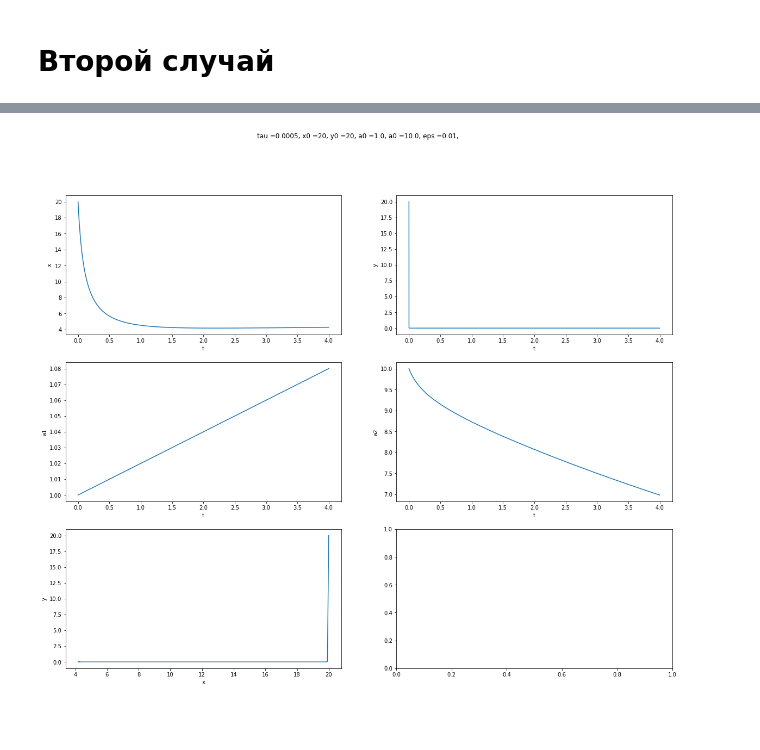
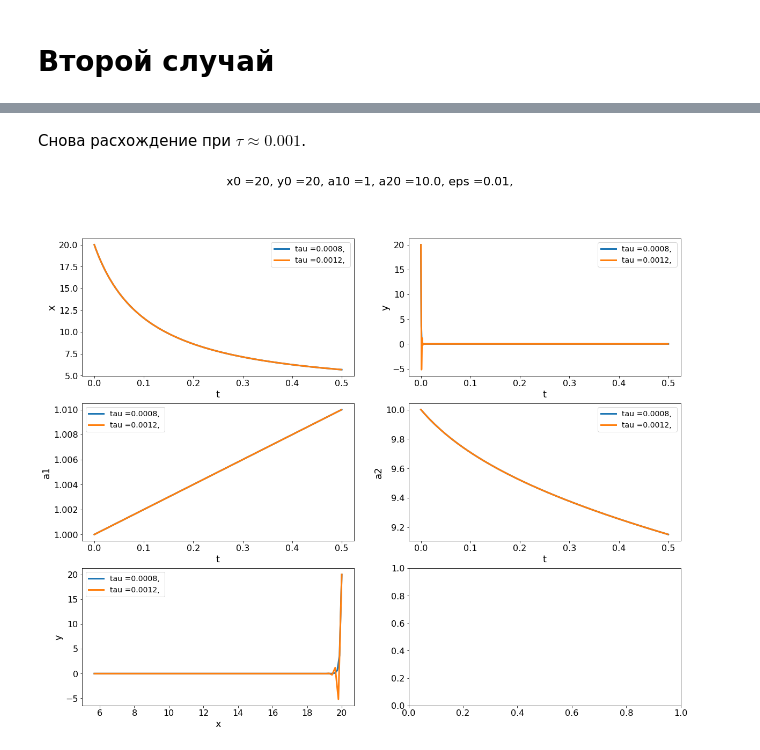
Before and after one commit to Ciroel/Evolution, a Jupyter notebook: Evolution.ipynb, the cells around one changed output, grey strips where cells are left out. Saved outputs shown, nothing was run; the diff lists cells and outputs as text; code cells hidden in the pictures; blank space fills up the shorter version.

```diff
--- a/Evolution.ipynb
+++ b/Evolution.ipynb
@@ -142,0 +610,3 @@ a20_list = pd.Series([10.], name = 'a0')
+# %%
+evolution_table = calc_evolution_rk_4_problem_2(x0_list = x0_list, y0_list = y0_list, a10_list = a10_list,\
+    a20_list = a20_list, eps_list = eps_list, T = T, tau_list = tau_list)
@@ -143,5 +621,5 @@ a20_list = pd.Series([10.], name = 'a0')
 # %%
-def calc_evolution_2(x0_list = x0_list, y0_list = y0_list, a10_list = a10_list,\
+def calc_evolution_hh_problem_2(x0_list = x0_list, y0_list = y0_list, a10_list = a10_list,\
                      a20_list = a20_list, eps_list = eps_list, T = T, tau_list = tau_list):
     features_list = ['tau','x0','y0','a10','a20','eps','t','x','y','a1','a2']
     evolution_table = pd.DataFrame(columns=features_list)
@@ -152,16 +630,14 @@ def calc_evolution_2(x0_list = x0_list, y0_list = y0_list, a10_list = a10_list,\
         row_to_append = pd.Series([tau, x0, y0, a10, a20, eps, t, x, y, a1, a2],index=features_list)
         evolution_table = evolution_table.append(row_to_append,ignore_index=True)
         for i in range(int(T/tau)):
+            vals = np.array([x,y,a1,a2])
+            k1 = 0; k2 = 0
+            for j in range(2):
+                k1 = k_1(vals,eps,k1,k2,tau)
+                k2 = k_2(vals,eps,k1,k2,tau)
+            vals_new = vals + (k1+k2)/2
             t+=tau
-#             b1 = min(a1**(-2),100)
-#             b2 = min(a2**(-2),100)
-            b1 = a1**(-2)
-            b2 = a2**(-2)
-            x_new = x + tau*x*(2*a1-0.5*x-a1**2*b2*y)
-            y_new = y + tau*y*(2*a2-0.5*y-a2**2*b1*x)
-            a1_new = a1 + tau*eps*(2-2*a1*b2*y)
-            a2_new = a2 + tau*eps*(2-2*a2*b1*x)
-            x = x_new; y = y_new; a1 = a1_new; a2 = a2_new
+            x, y, a1, a2 = vals_new[0], vals_new[1], vals_new[2], vals_new[3]
             row_to_append[:] = tau, x0, y0, a10, a20, eps, t, x, y, a1, a2
             evolution_table = evolution_table.append(row_to_append,ignore_index=True)
             if max(abs(x),abs(y),abs(a1),abs(a2)) > 1e5:
@@ -208,4 +649,17 @@ evolution_table = calc_evolution_2()
+# %%
+T = 0.5 # конечный момент времени
+eps_list = pd.Series([1e-2], name = 'eps') # значения эпсилон
+tau_list = pd.Series([8e-4,1.2e-3], name = 'tau') # значения тау - шага по сетке по времени
+x0_list = pd.Series([20], name = 'x0') # значения начальных условий для x
+y0_list = pd.Series([20], name = 'y0') # для y
+a10_list = pd.Series([1], name = 'a10') # для alpha
+a20_list = pd.Series([10.], name = 'a20') # для alpha
+# %%
+evolution_table = calc_evolution_hh_problem_2(x0_list = x0_list, y0_list = y0_list, a10_list = a10_list,\
+    a20_list = a20_list, eps_list = eps_list, T = T, tau_list = tau_list)
+# %% [markdown]
+Снова расхождение при $\tau \approx 0.001$.
 # %%
-plot_it_2(evolution_table,tau_list, x0_list, y0_list, a10_list, a20_list, eps_list, figsize = (20,16))
+plot_it_problem_2(evolution_table,tau_list, x0_list, y0_list, a10_list, a20_list, eps_list, figsize = (20,16))
 # %% [output]
-[figure, old version]
+[figure, new version]
```
Also changed, not shown: parts of 83 cells of this notebook.
